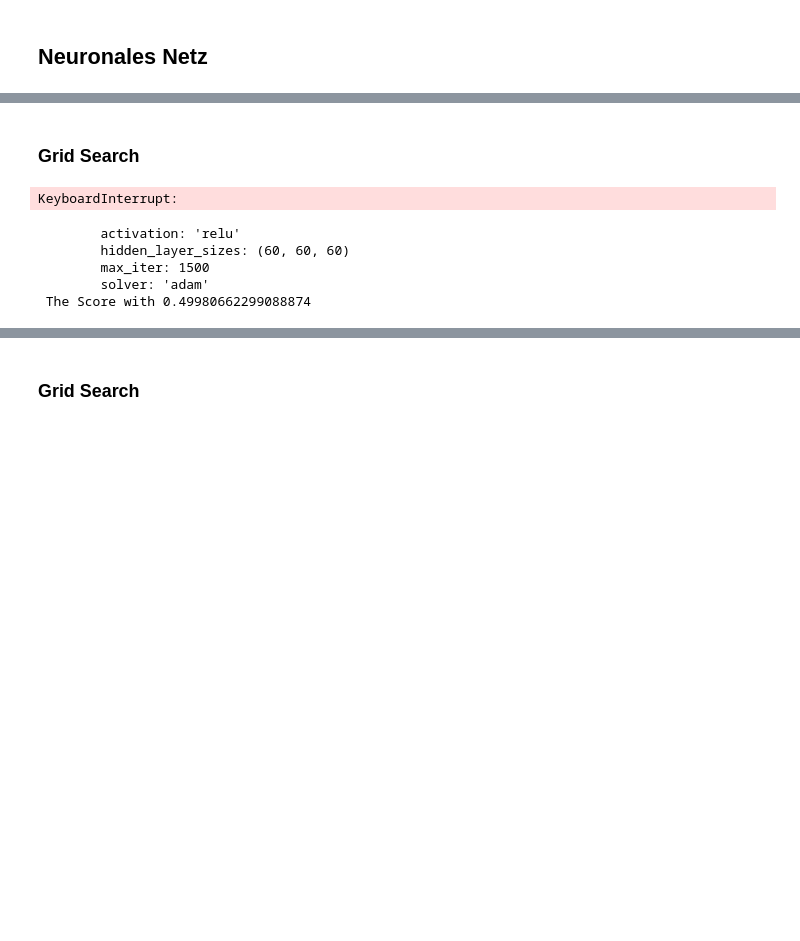
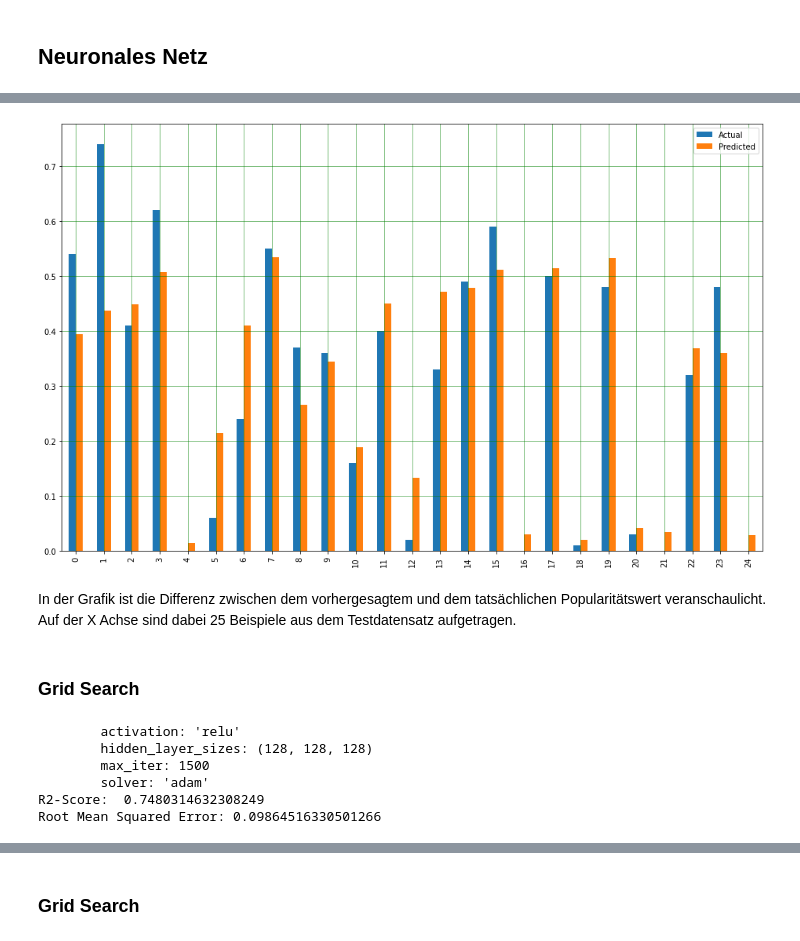
Before and after one commit to StarostVe/EMLP_Spotify, a Jupyter notebook: EMLP_Spotify.ipynb, the cells around one changed output, grey strips where cells are left out. Saved outputs shown, nothing was run; the diff lists cells and outputs as text; code cells hidden in the pictures; blank space fills up the shorter version.

```diff
--- a/EMLP_Spotify.ipynb
+++ b/EMLP_Spotify.ipynb
@@ -400,7 +404,7 @@ Auffälligkeiten: Vor allem der 'artists_popularity'-Wert korreliert stark mit d
 # Machine Learning Modelle
 # %%
 # Der Datensatz df_prepro enthält nur noch normalisierte numerische Daten, mit denen die Machine Learning Modelle trainiert werden können.
-X = df_prepro.drop('popularity', axis=1)
+X = df_prepro.drop(['popularity', 'artists_popularity', 'title_popularity'], axis=1)
 Y = df_prepro.filter(['popularity'], axis=1)
 
 x_train, x_test, y_train, y_test = train_test_split(X, Y, random_state=1, test_size=0.2)
@@ -419,4 +429,5 @@ reg = MLPRegressor(hidden_layer_sizes=(64, 64, 64), activation="relu", random_st
 # %%
-y_pred=reg.predict(X_testscaled)
-print(" The Score with", (r2_score(y_pred, y_test)))
+y_pred=reg.predict(x_test)
+print("R2-Score: ", (r2_score(y_pred, y_test)))
+print('Root Mean Squared Error:', np.sqrt(metrics.mean_squared_error(y_test, y_pred)))
 # %% [output]
@@ -423,0 +436,3 @@ NotFittedError: This MLPRegressor instance is not fitted yet. Call 'fit' with ap
+# %%
+df_result = pd.DataFrame({'Actual': y_test.flatten(), 'Predicted': y_pred.flatten()})
+df_result
@@ -424,22 +453,34 @@ NotFittedError: This MLPRegressor instance is not fitted yet. Call 'fit' with ap
+# %%
+df1 = df_result.head(25)
+df1.plot(kind='bar',figsize=(16,10))
+plt.grid(which='major', linestyle='-', linewidth='0.5', color='green')
+plt.grid(which='minor', linestyle=':', linewidth='0.5', color='black')
+plt.show()
+# %% [output]
+[figure, added]
+# %% [markdown]
+In der Grafik ist die Differenz zwischen dem vorhergesagtem und dem tatsächlichen Popularitätswert veranschaulicht. Auf der X Achse sind dabei 25 Beispiele aus dem Testdatensatz aufgetragen.
 # %% [markdown]
 ### Grid Search
 # %%
-params = {"hidden_layer_sizes": [(50,50,50),(60,60,60),(70,70,70)], "activation": ["identity", "logistic", "tanh", "relu"],
-          "solver": ["lbfgs", "sgd", "adam"], "max_iter": [1500,2000,2500]}
-mlp_gs_clf = GridSearchCV(reg, params, cv=5)
+params = {"hidden_layer_sizes": [(32,32,32),(64,64,64),(128,128,128)],
+          "activation": [ "logistic", "tanh", "relu"],
+          "solver": ["adam"],
+          "max_iter": [1500,2000]}
+mlp_gs_clf = RandomizedSearchCV(reg, params, cv=5)
 mlp_gs_clf.fit(x_train, y_train)
 
-y_pred=mlp_gs_clf.predict(X_testscaled)
+y_pred=mlp_gs_clf.predict(x_test)
-# %% [output]
-KeyboardInterrupt:
 # %%
 best_parameters = mlp_gs_clf.best_estimator_.get_params()
 for param_name in sorted(params.keys()):
     print("\t%s: %r" % (param_name, best_parameters[param_name]))
-print(" The Score with", (r2_score(y_pred, y_test)))
+print("R2-Score: ", (r2_score(y_pred, y_test)))
+print('Root Mean Squared Error:', np.sqrt(metrics.mean_squared_error(y_test, y_pred)))
 # %% [output]
         activation: 'relu'
-        hidden_layer_sizes: (60, 60, 60)
+        hidden_layer_sizes: (128, 128, 128)
         max_iter: 1500
         solver: 'adam'
- The Score with 0.49980662299088874
+R2-Score:  0.7480314632308249
+Root Mean Squared Error: 0.09864516330501266
```
Also changed, not shown: parts of 30 cells of this notebook.
